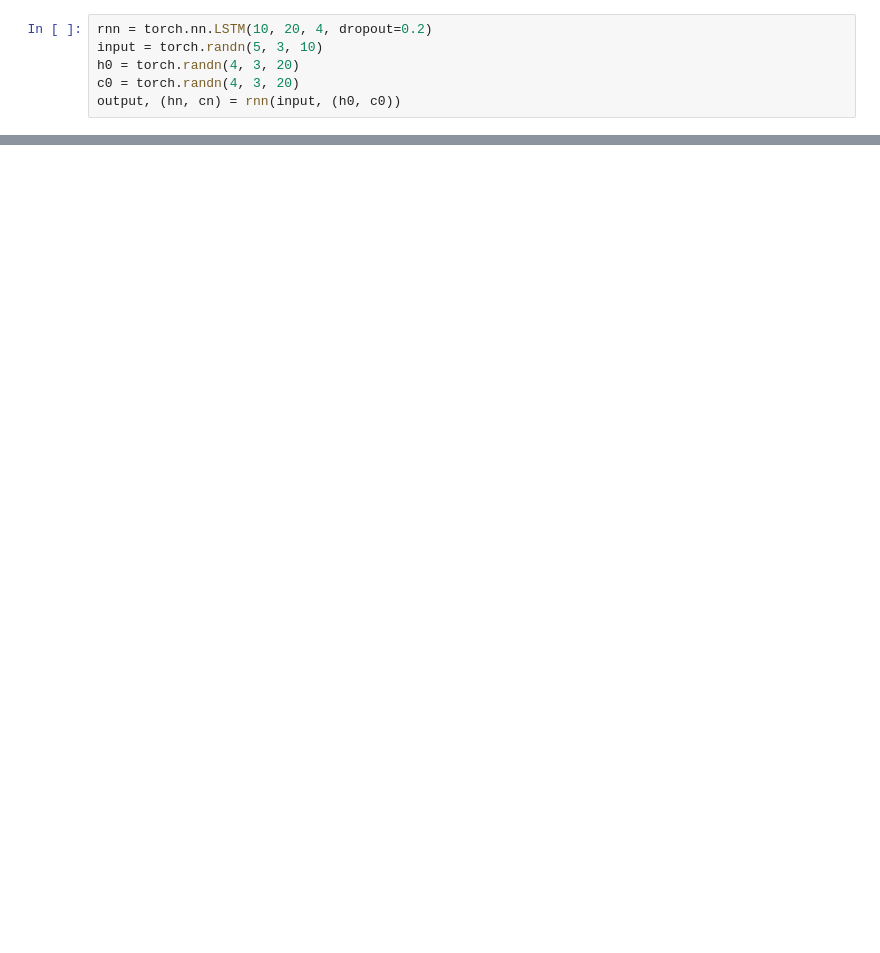
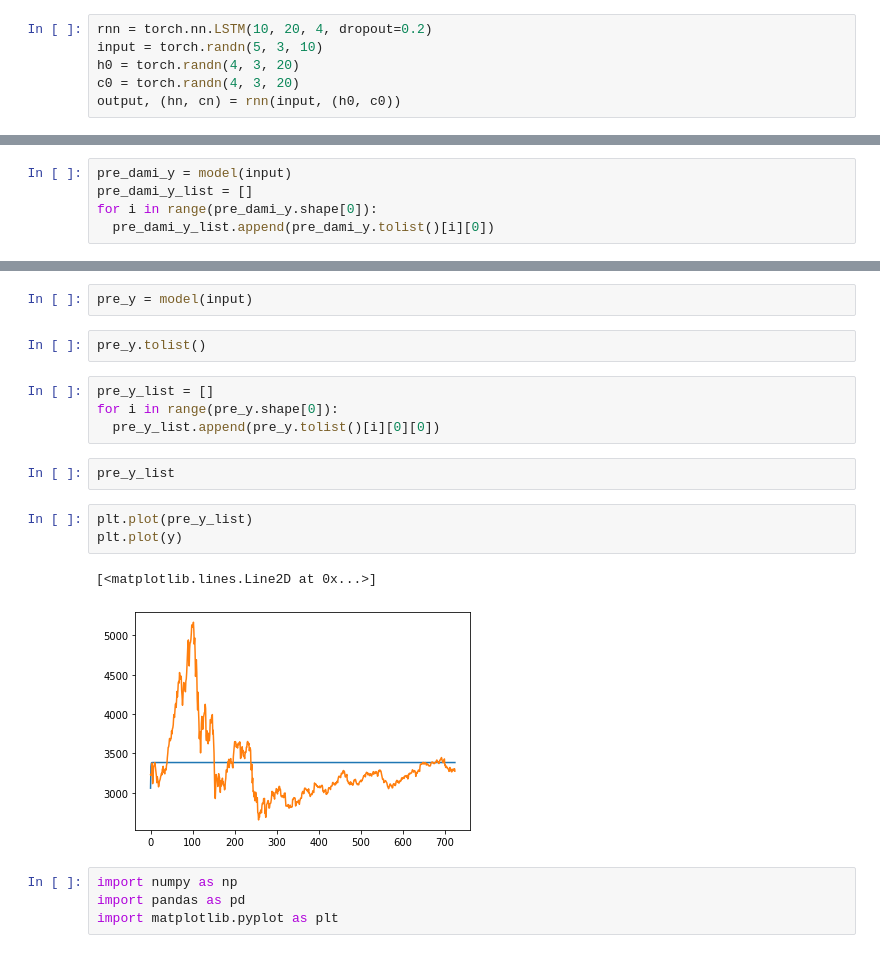
Before and after one commit to singwang-cn/Neural_Networks, a Jupyter notebook: Implementation_of_LSTM_with_Pytorch.ipynb, the cells around one changed output, grey strips where cells are left out. Cells and saved outputs as stored; diff of their text form; blank space fills up the shorter version.

```diff
--- a/Implementation_of_LSTM_with_Pytorch.ipynb
+++ b/Implementation_of_LSTM_with_Pytorch.ipynb
@@ -33,0 +131,5 @@ tensor([[[-0.0758,  0.1166, -0.3063, -0.4799,  0.2947,  0.1360, -0.0791,
+# %%
+pre_dami_y = model(input)
+pre_dami_y_list = []
+for i in range(pre_dami_y.shape[0]):
+  pre_dami_y_list.append(pre_dami_y.tolist()[i][0])
@@ -33,0 +141,20 @@ tensor([[[-0.0758,  0.1166, -0.3063, -0.4799,  0.2947,  0.1360, -0.0791,
+# %%
+pre_y = model(input)
+# %%
+pre_y.tolist()
+# %%
+pre_y_list = []
+for i in range(pre_y.shape[0]):
+  pre_y_list.append(pre_y.tolist()[i][0][0])
+# %%
+pre_y_list
+# %%
+plt.plot(pre_y_list)
+plt.plot(y)
+# %% [output]
+[<matplotlib.lines.Line2D at 0x...>]
+[figure, added]
+# %%
+import numpy as np
+import pandas as pd
+import matplotlib.pyplot as plt
```
Also changed, not shown: parts of 28 cells of this notebook.
